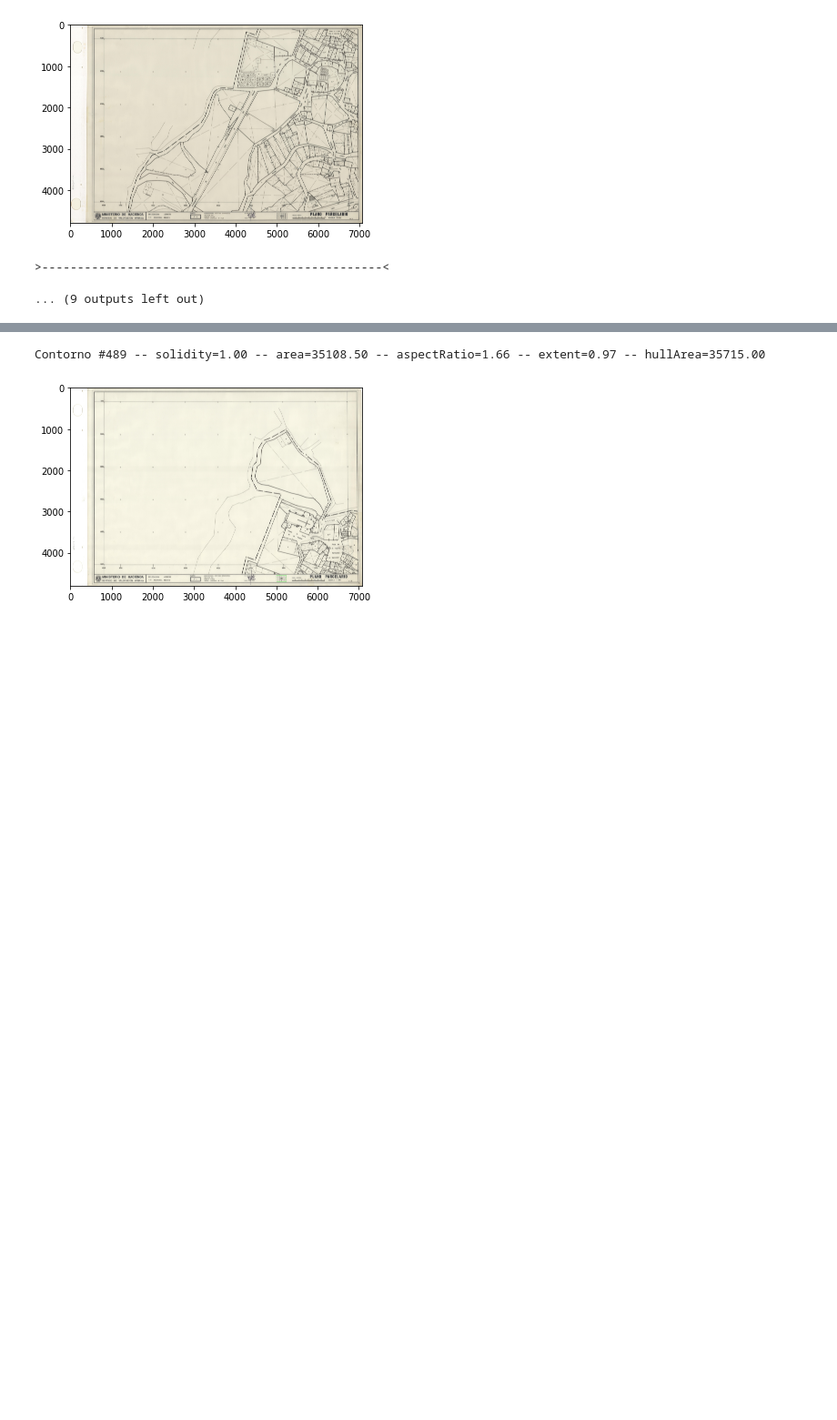
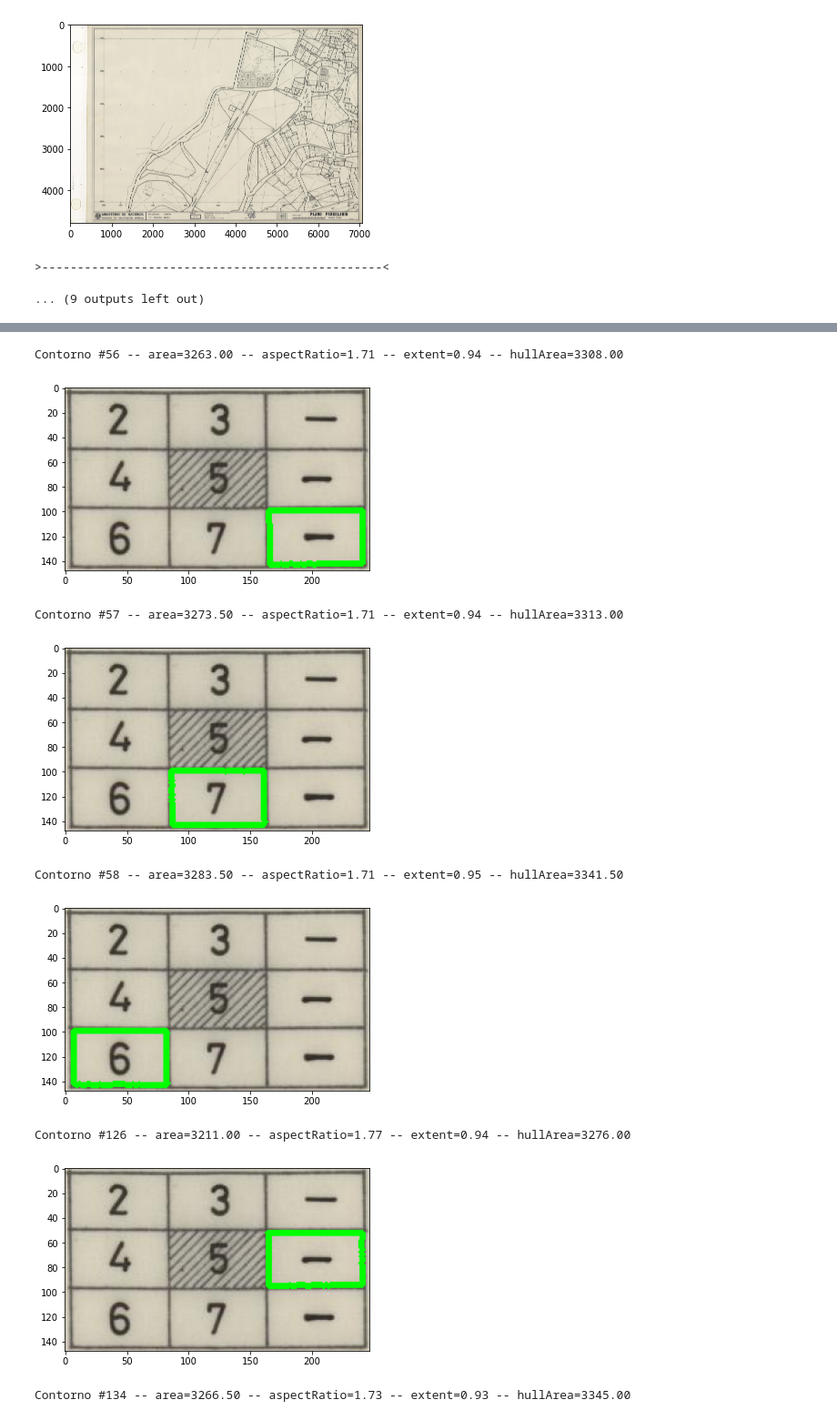
Before and after one commit to IA2021UR/trabajo-ia-en-la-comunidad-de-la-rioja-equipo-3, a Jupyter notebook: Abalos.ipynb, the cells around one changed output, grey strips where cells are left out. Shown at 91% size. Cells and saved outputs as stored; diff of their text form; code cells hidden in the pictures; blank space fills up the shorter version.

```diff
--- a/Abalos.ipynb
+++ b/Abalos.ipynb
@@ -103,10 +146,5 @@ for i in range(1,8):
 # %%
-clone= leyenda.copy()
-gray = cv2.cvtColor(leyenda, cv2.COLOR_BGR2GRAY)
-thresh = cv2.threshold(gray, 225, 30, cv2.THRESH_OTSU)[1]
+clone= leyendas[5].copy()
+gray = cv2.cvtColor(leyendas[5], cv2.COLOR_BGR2GRAY)
+thresh = cv2.adaptiveThreshold(gray,255,cv2.ADAPTIVE_THRESH_MEAN_C,cv2.THRESH_BINARY,11,2)
 cnts,_ = cv2.findContours(thresh.copy(), cv2.RETR_LIST, cv2.CHAIN_APPROX_SIMPLE)
-# %%
-clone= leyenda.copy()
-gray = cv2.cvtColor(abalos[1], cv2.COLOR_BGR2GRAY)
-thresh = cv2.threshold(gray, 225, 30, cv2.THRESH_OTSU)[1]
-cnts,_ = cv2.findContours(thresh.copy(), cv2.RETR_LIST, cv2.CHAIN_APPROX_SIMPLE)
@@ -121,24 +159,31 @@ mostrarImagen(thresh)
 # %%
 contorno_casillas=[]
 for (i, c) in enumerate(cnts):
     # Calculamos diversas propiedades
     area = cv2.contourArea(c)
     (x, y, w, h) = cv2.boundingRect(c)
     aspectRatio = w / float(h)
     extent = area / float(w * h)
     hull = cv2.convexHull(c)
     hullArea = cv2.contourArea(hull)
     #solidity = area / float(hullArea)
-
-    if area>34000 and area<36000:
+    #if True:
+    if area>3000 and area<3600:
         contorno_casillas.insert(i,c)
         # Visualizamos cada contorno y el convex hull asociado al mismo
         cv2.drawContours(clone, [c], -1, (240, 0, 159), 3)
-        print("Contorno #{} -- solidity={:.2f} -- area={:.2f} -- aspectRatio={:.2f} -- extent={:.2f} -- hullArea={:.2f}".
-              format(i + 1, solidity,area,aspectRatio,extent,hullArea))
-        clone = abalos[1].copy()
+        print("Contorno #{} -- area={:.2f} -- aspectRatio={:.2f} -- extent={:.2f} -- hullArea={:.2f}".
+              format(i + 1,area,aspectRatio,extent,hullArea))
+        clone = leyendas[5].copy()
         cv2.drawContours(clone, [c], -1, (0, 255, 0), 3)
         mostrarImagen(clone)
 # %% [output]
-Contorno #489 -- solidity=1.00 -- area=35108.50 -- aspectRatio=1.66 -- extent=0.97 -- hullArea=35715.00
+Contorno #56 -- area=3263.00 -- aspectRatio=1.71 -- extent=0.94 -- hullArea=3308.00
-[figure, old version]
+[figure, new version]
+Contorno #57 -- area=3273.50 -- aspectRatio=1.71 -- extent=0.94 -- hullArea=3313.00
+[figure, added]
+Contorno #58 -- area=3283.50 -- aspectRatio=1.71 -- extent=0.95 -- hullArea=3341.50
+[figure, added]
+Contorno #126 -- area=3211.00 -- aspectRatio=1.77 -- extent=0.94 -- hullArea=3276.00
+[figure, added]
+Contorno #134 -- area=3266.50 -- aspectRatio=1.73 -- extent=0.93 -- hullArea=3345.00
```
Also changed, not shown: parts of 17 cells of this notebook.
